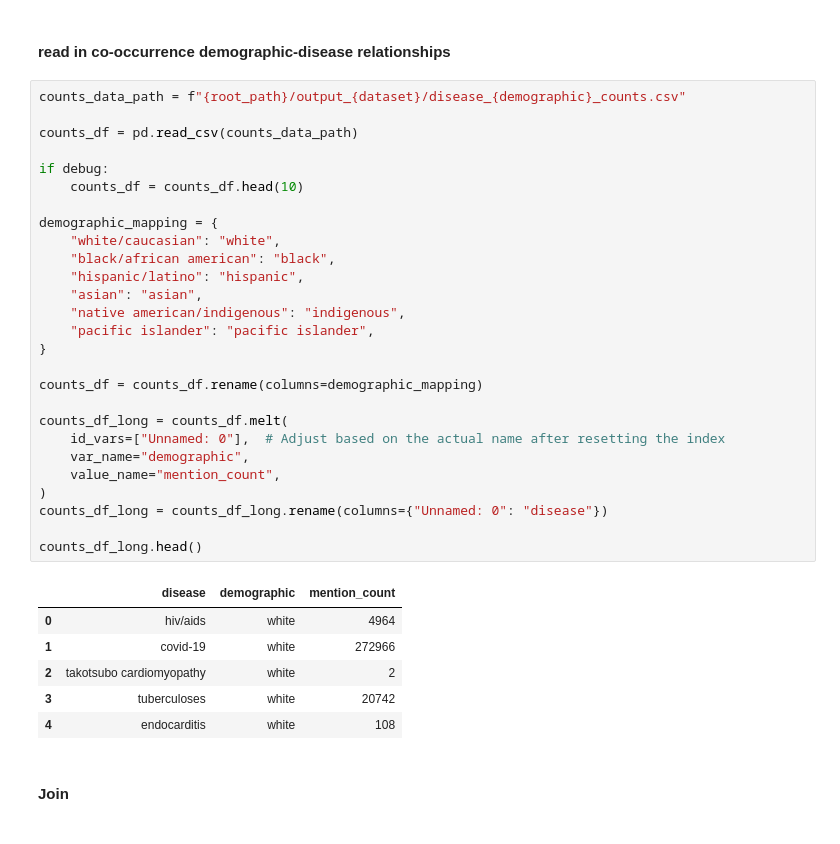
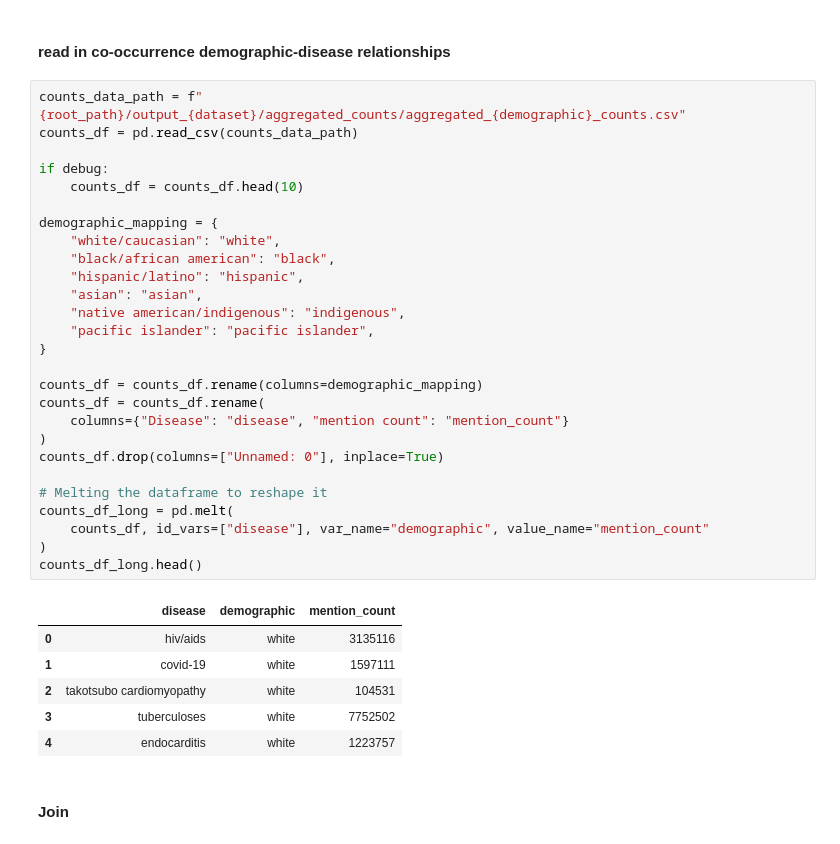
Before and after one commit to cchvn/Cross-Care, a Jupyter notebook: src/logits/cross_care.ipynb, the cells around one changed output. Cells and saved outputs as stored; diff of their text form.

```diff
--- a/src/logits/cross_care.ipynb
+++ b/src/logits/cross_care.ipynb
@@ -186,39 +187,39 @@ logits_long_df.head()
 # %% [markdown]
 #### read in co-occurrence demographic-disease relationships
 # %%
-counts_data_path = f"{root_path}/output_{dataset}/disease_{demographic}_counts.csv"
-
+counts_data_path = f"{root_path}/output_{dataset}/aggregated_counts/aggregated_{demographic}_counts.csv"
 counts_df = pd.read_csv(counts_data_path)
 
 if debug:
     counts_df = counts_df.head(10)
 
 demographic_mapping = {
     "white/caucasian": "white",
     "black/african american": "black",
     "hispanic/latino": "hispanic",
     "asian": "asian",
     "native american/indigenous": "indigenous",
     "pacific islander": "pacific islander",
 }
 
 counts_df = counts_df.rename(columns=demographic_mapping)
+counts_df = counts_df.rename(
+    columns={"Disease": "disease", "mention count": "mention_count"}
+)
+counts_df.drop(columns=["Unnamed: 0"], inplace=True)
 
-counts_df_long = counts_df.melt(
-    id_vars=["Unnamed: 0"],  # Adjust based on the actual name after resetting the index
-    var_name="demographic",
-    value_name="mention_count",
+# Melting the dataframe to reshape it
+counts_df_long = pd.melt(
+    counts_df, id_vars=["disease"], var_name="demographic", value_name="mention_count"
 )
-counts_df_long = counts_df_long.rename(columns={"Unnamed: 0": "disease"})
-
 counts_df_long.head()
 # %% [output]
 |  | disease | demographic | mention_count |
-| 0 | hiv/aids | white | 4964 |
-| 1 | covid-19 | white | 272966 |
-| 2 | takotsubo cardiomyopathy | white | 2 |
-| 3 | tuberculoses | white | 20742 |
-| 4 | endocarditis | white | 108 |
+| 0 | hiv/aids | white | 3135116 |
+| 1 | covid-19 | white | 1597111 |
+| 2 | takotsubo cardiomyopathy | white | 104531 |
+| 3 | tuberculoses | white | 7752502 |
+| 4 | endocarditis | white | 1223757 |
 # %% [markdown]
 #### Join
 # %%
```
Also changed, not shown: parts of 12 cells of this notebook, 8 other files.
